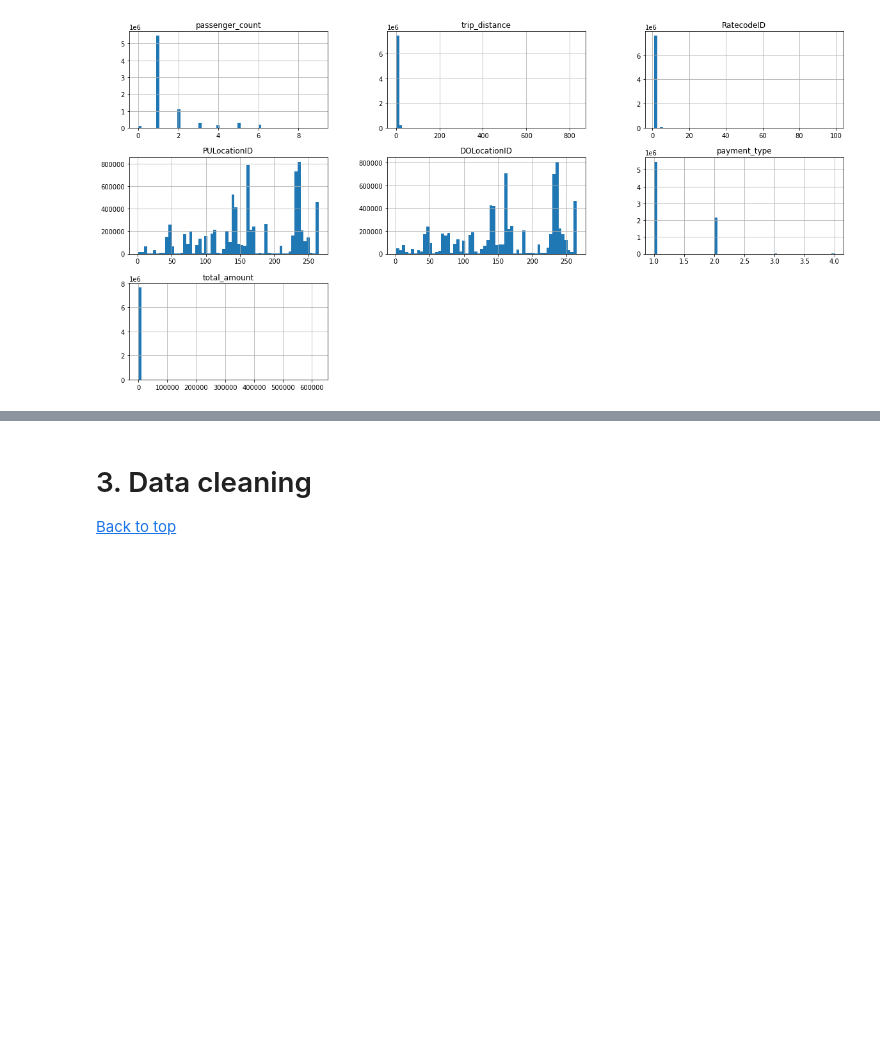
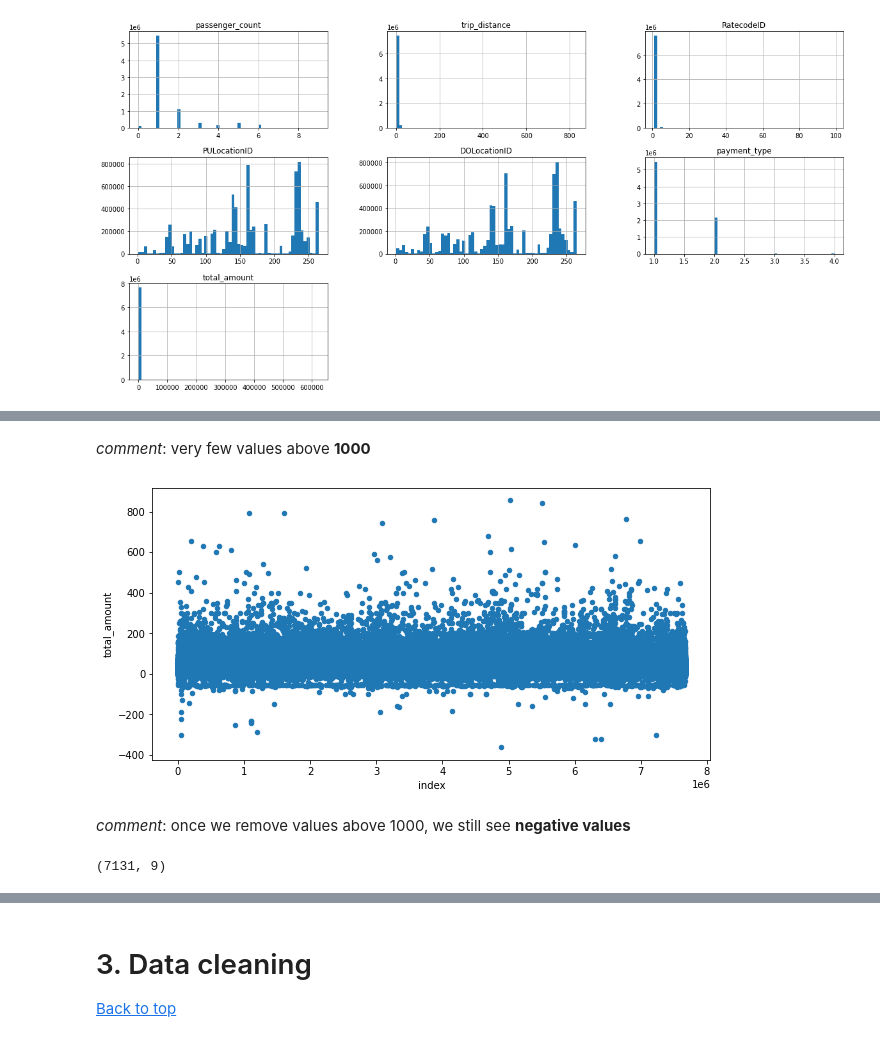
Before and after one commit to soqquadro/nyc-taxi-analysis, a Jupyter notebook: main_notebook.ipynb, the cells around one changed output, grey strips where cells are left out. Saved outputs shown, nothing was run; the diff lists cells and outputs as text; code cells hidden in the pictures; blank space fills up the shorter version.

```diff
--- a/main_notebook.ipynb
+++ b/main_notebook.ipynb
@@ -97,0 +134,12 @@ numpy_linalg_lapack_lite:
+# %% [markdown]
+_comment_: very few values above __1000__
+# %%
+taxi_data[taxi_data['total_amount']<1000].reset_index().plot(kind='scatter',y='total_amount',x='index',figsize=(10,5));
+# %% [output]
+[figure, added]
+# %% [markdown]
+_comment_: once we remove values above 1000, we still see __negative values__
+# %%
+print(taxi_data[taxi_data['total_amount']<0].shape)
+# %% [output]
+(7131, 9)
```
Also changed, not shown: parts of 63 cells of this notebook.
